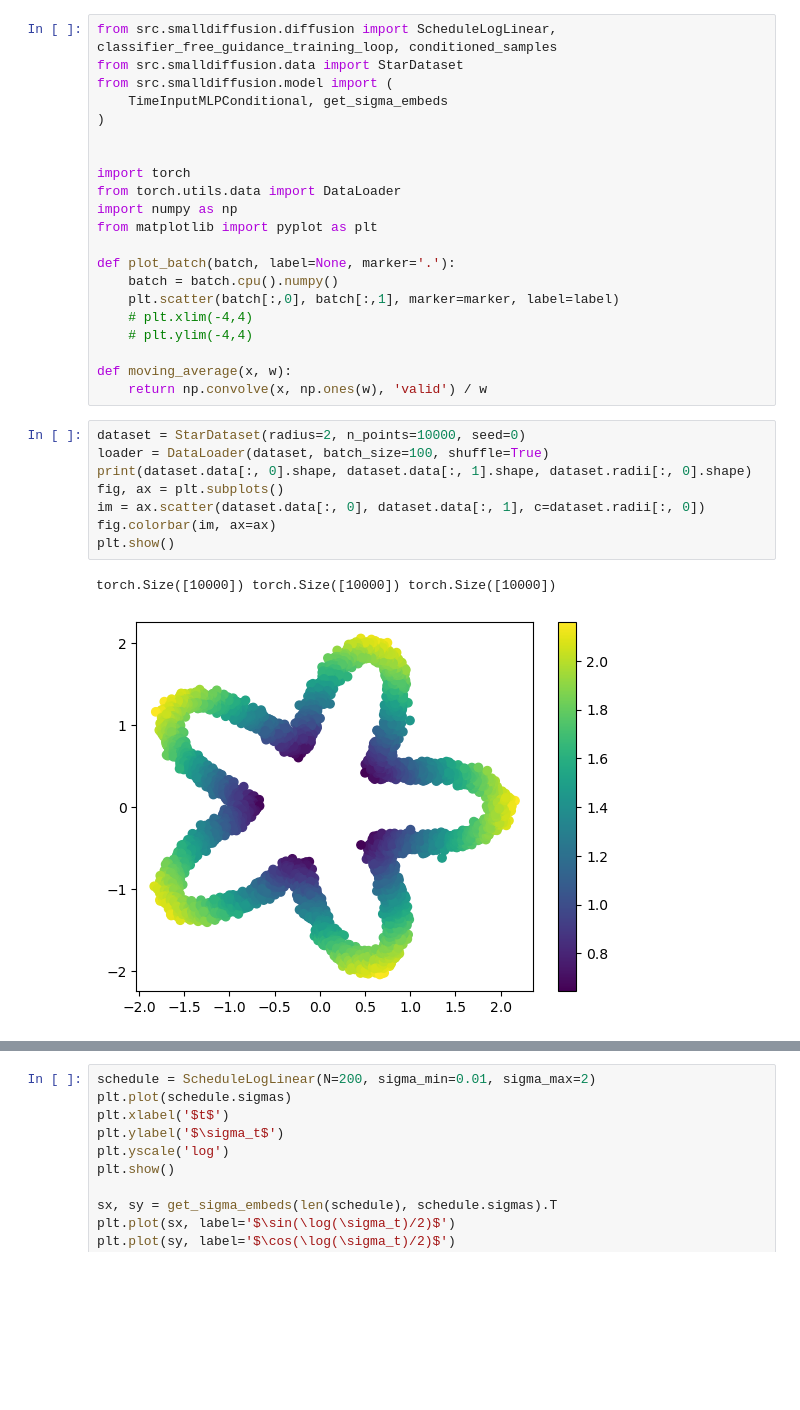
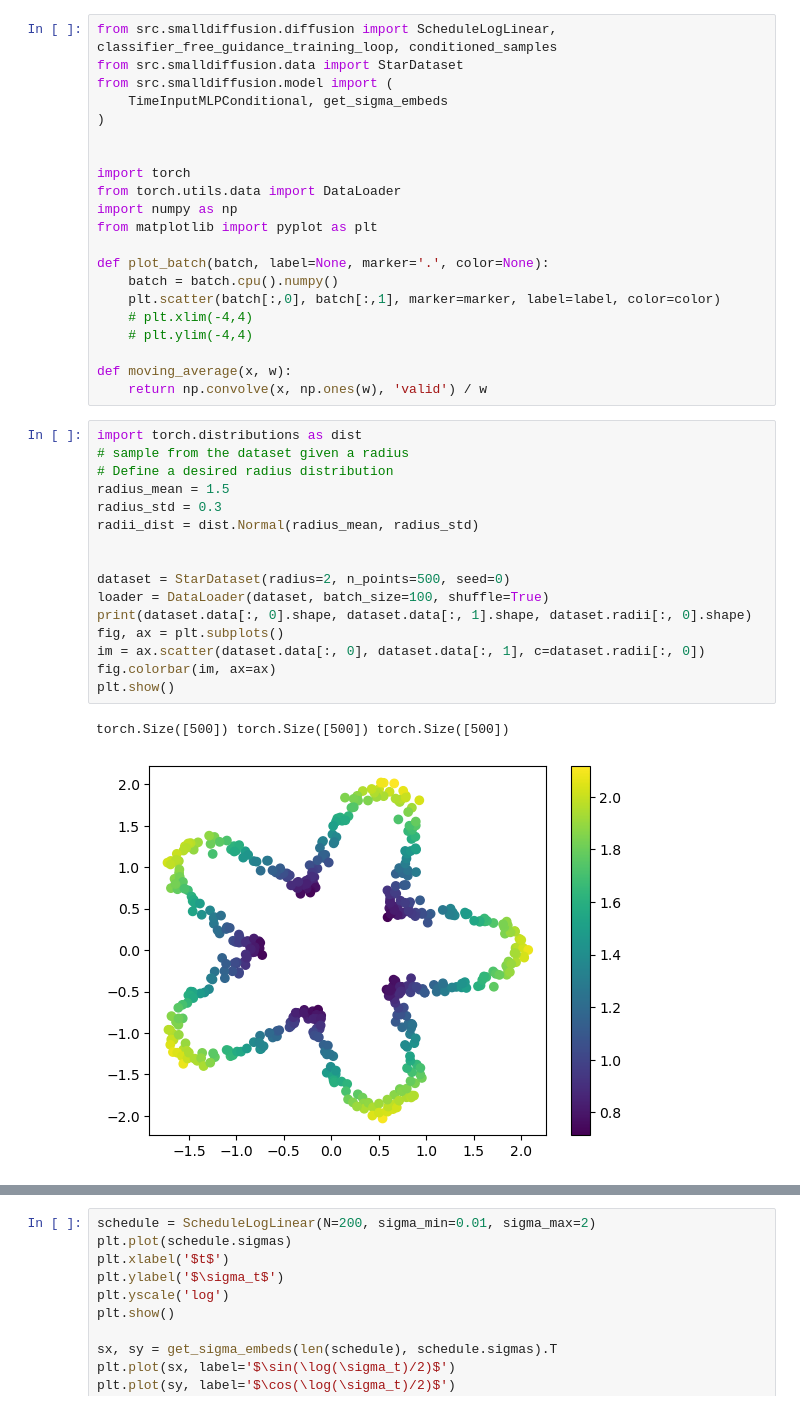
Before and after one commit to s-a-malik/smalldiffusion, a Jupyter notebook: debug.ipynb, the cells around one changed output, grey strips where cells are left out. Cells and saved outputs as stored; diff of their text form; blank space fills up the shorter version.

```diff
--- a/debug.ipynb
+++ b/debug.ipynb
@@ -17,22 +14,30 @@ from torch.utils.data import DataLoader
 import numpy as np
 from matplotlib import pyplot as plt
 
-def plot_batch(batch, label=None, marker='.'):
+def plot_batch(batch, label=None, marker='.', color=None):
     batch = batch.cpu().numpy()
-    plt.scatter(batch[:,0], batch[:,1], marker=marker, label=label)
+    plt.scatter(batch[:,0], batch[:,1], marker=marker, label=label, color=color)
     # plt.xlim(-4,4)
     # plt.ylim(-4,4)
 
 def moving_average(x, w):
     return np.convolve(x, np.ones(w), 'valid') / w
 # %%
-dataset = StarDataset(radius=2, n_points=10000, seed=0)
+import torch.distributions as dist
+# sample from the dataset given a radius
+# Define a desired radius distribution
+radius_mean = 1.5
+radius_std = 0.3
+radii_dist = dist.Normal(radius_mean, radius_std)
+
+
+dataset = StarDataset(radius=2, n_points=500, seed=0)
 loader = DataLoader(dataset, batch_size=100, shuffle=True)
 print(dataset.data[:, 0].shape, dataset.data[:, 1].shape, dataset.radii[:, 0].shape)
 fig, ax = plt.subplots()
 im = ax.scatter(dataset.data[:, 0], dataset.data[:, 1], c=dataset.radii[:, 0])
 fig.colorbar(im, ax=ax)
 plt.show()
 # %% [output]
-torch.Size([10000]) torch.Size([10000]) torch.Size([10000])
+torch.Size([500]) torch.Size([500]) torch.Size([500])
-[figure, old version]
+[figure, new version]
```
Also changed, not shown: parts of 9 cells of this notebook, 3 other files.
